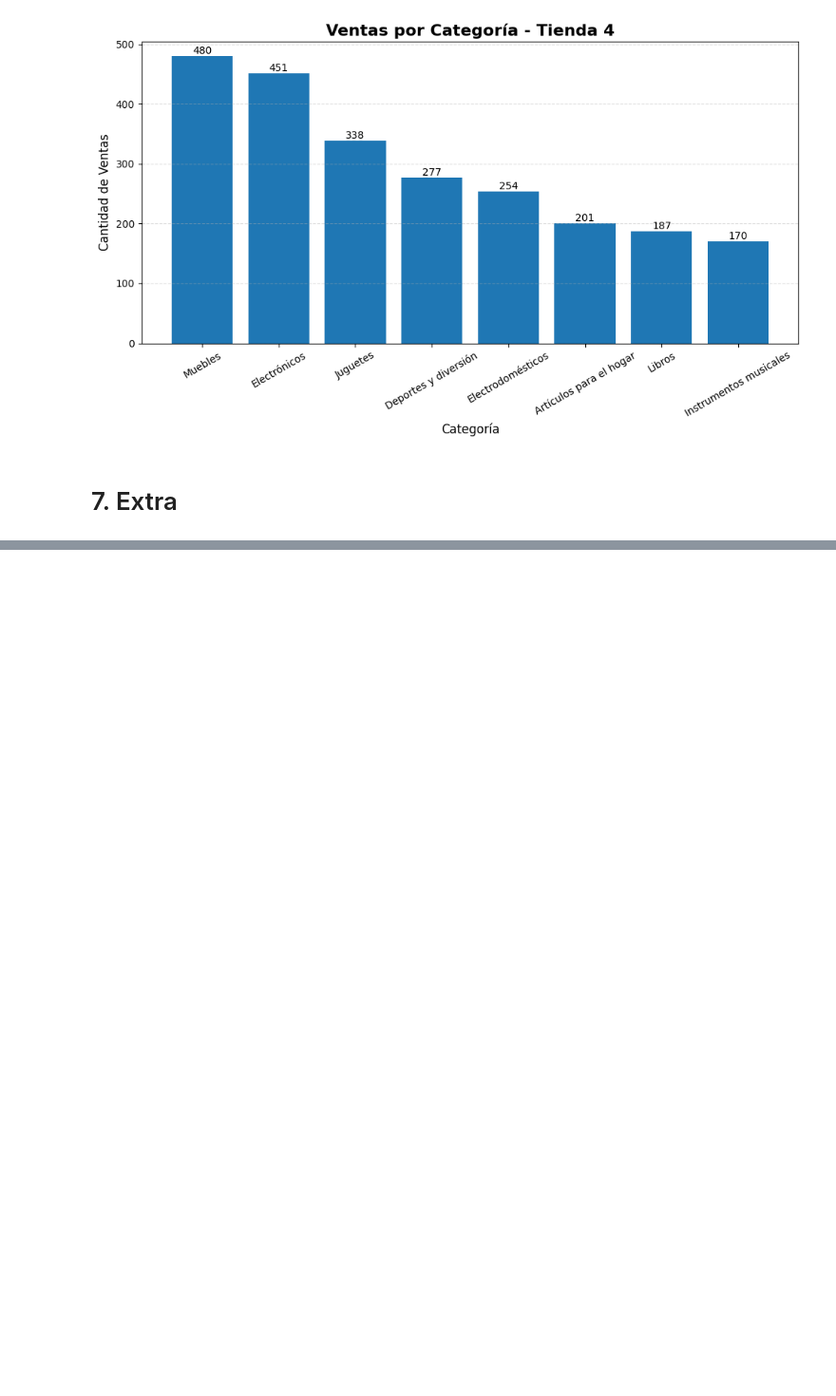
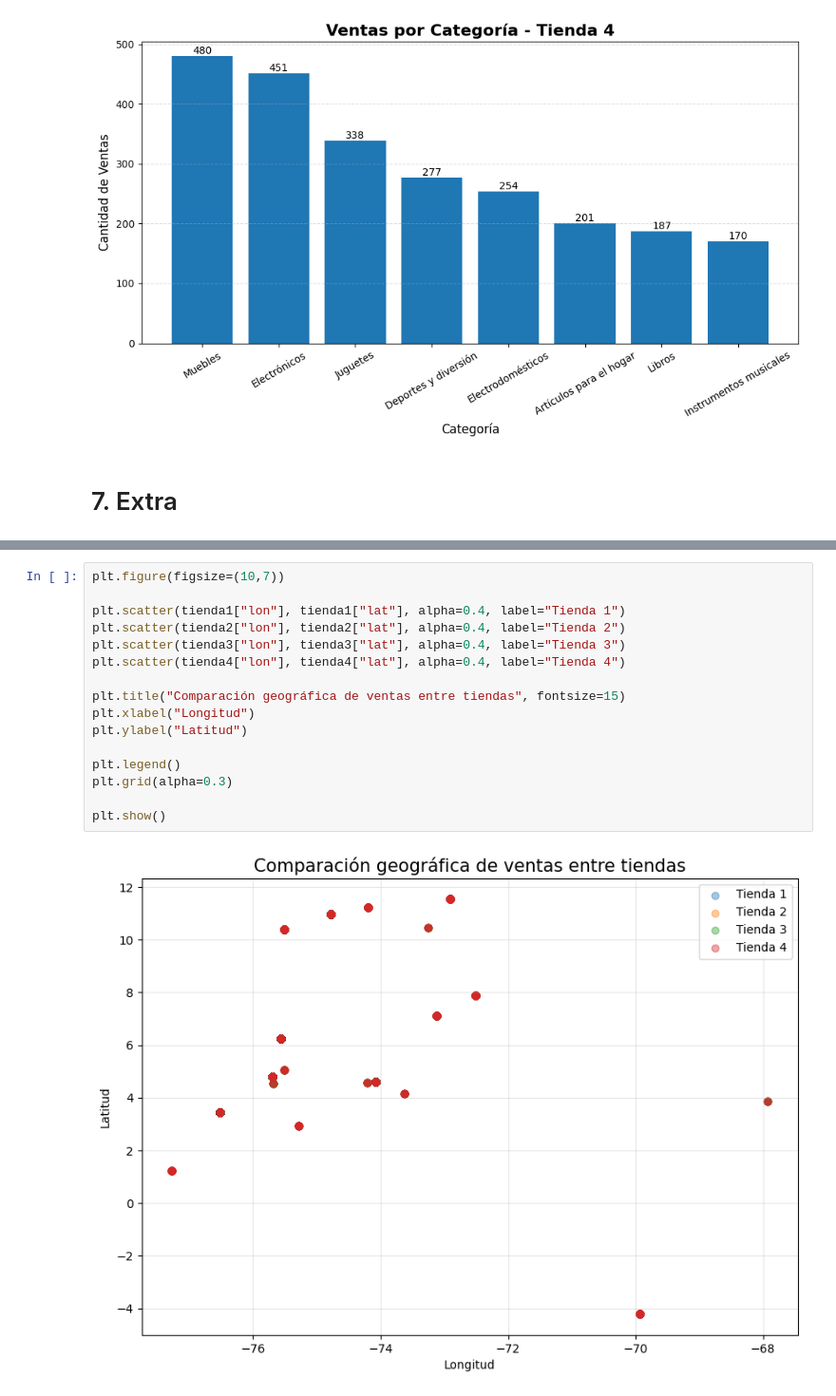
Before and after one commit to OswaldoGB/Challenge_alura_store, a Jupyter notebook: AluraStoreLatam.ipynb, the cells around one changed output, grey strips where cells are left out. Shown at 95% size. Cells and saved outputs as stored; diff of their text form; blank space fills up the shorter version.

```diff
--- a/AluraStoreLatam.ipynb
+++ b/AluraStoreLatam.ipynb
@@ -205,0 +270,18 @@ grafico_categorias(tienda4, "Tienda 4")
+# %%
+plt.figure(figsize=(10,7))
+
+plt.scatter(tienda1["lon"], tienda1["lat"], alpha=0.4, label="Tienda 1")
+plt.scatter(tienda2["lon"], tienda2["lat"], alpha=0.4, label="Tienda 2")
+plt.scatter(tienda3["lon"], tienda3["lat"], alpha=0.4, label="Tienda 3")
+plt.scatter(tienda4["lon"], tienda4["lat"], alpha=0.4, label="Tienda 4")
+
+plt.title("Comparación geográfica de ventas entre tiendas", fontsize=15)
+plt.xlabel("Longitud")
+plt.ylabel("Latitud")
+
+plt.legend()
+plt.grid(alpha=0.3)
+
+plt.show()
+# %% [output]
+[figure, added]
```
Also changed, not shown: parts of 3 cells of this notebook.
